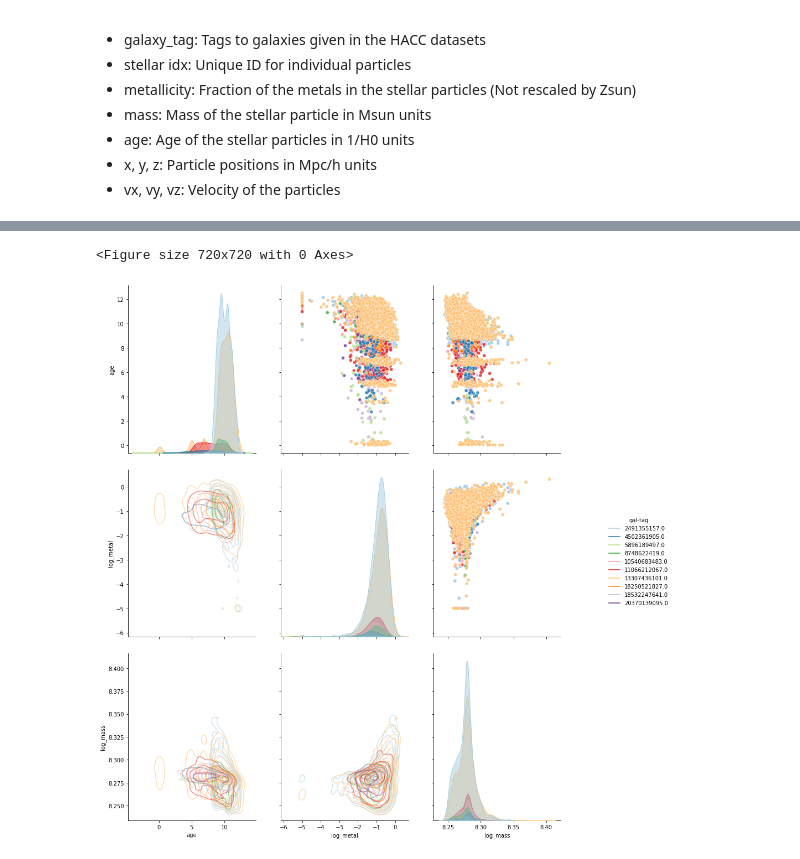
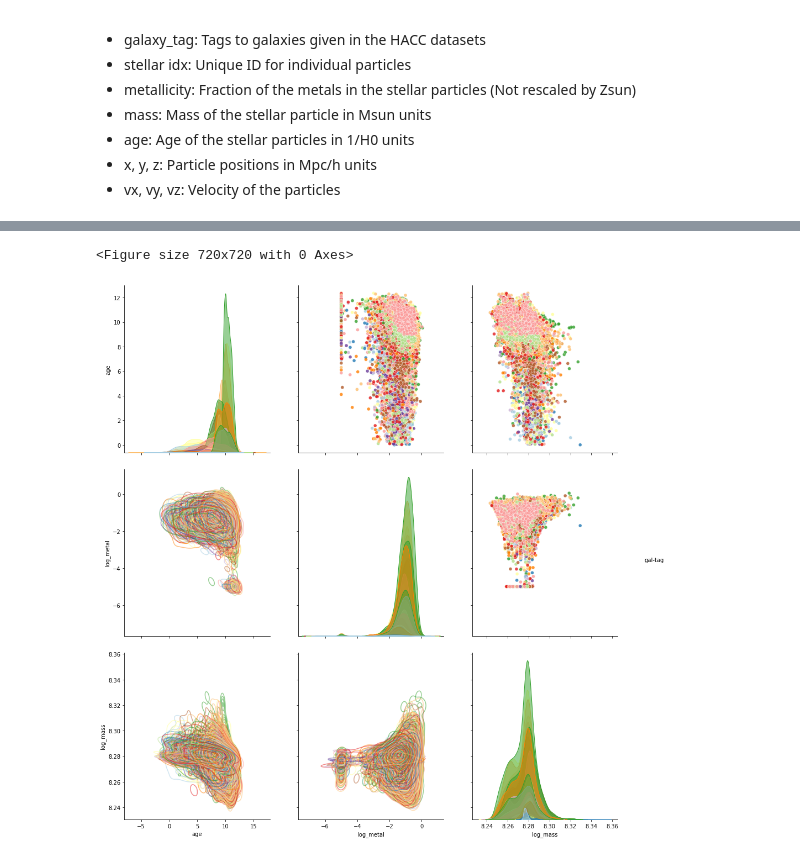
Before and after one commit to nesar/watercolor, a Jupyter notebook: nbs/01_load_sim_stellar_catalog.ipynb, the cells around one changed output, grey strips where cells are left out. Cells and saved outputs as stored; diff of their text form; code cells hidden in the pictures.

```diff
--- a/nbs/01_load_sim_stellar_catalog.ipynb
+++ b/nbs/01_load_sim_stellar_catalog.ipynb
@@ -34,7 +34,7 @@ import pandas as pd
 #| export
 
 GALS_DIR = "data/test_hacc_stellar_catalog/"
-GALS_FILE = pkg_resources.resource_stream("watercolor", GALS_DIR + "Gals_Z0_576.txt").name
+GALS_FILE = pkg_resources.resource_stream("watercolor", GALS_DIR + "Gal_Z0.txt").name
 # %%
 #| export
 
@@ -71,7 +71,7 @@ def load_hacc_galaxy_data(fileIn:str=GALS_FILE, # Input galaxy catalog file from
                               H0:np.float32=H0, # Hubble constant
                               ) -> tuple: # galaxy_tag, stellar_indices, metallicity, mass, age, x, y, z
 
-    gal_tag, stellar_idx, metal, mass, age, x, y, z, vx, vy, vz = np.loadtxt(fileIn,
+    fof_halo_tag, if_satellite, gal_tag, stellar_idx, metal, mass, age, x, y, z, vx, vy, vz = np.loadtxt(fileIn,
                                                                  skiprows=1,
                                                                  unpack=True)
 
@@ -79,11 +79,11 @@ def load_hacc_galaxy_data(fileIn:str=GALS_FILE, # Input galaxy catalog file from
 
     age_gyr = _convert_age(age, H0)
 
-    return gal_tag, stellar_idx, metal_z_solar, mass, age_gyr, x, y, z, vx, vy, vz
+    return fof_halo_tag, if_satellite, gal_tag, stellar_idx, metal_z_solar, mass, age_gyr, x, y, z, vx, vy, vz
 # %%
 #| hide
 
-gal_tag, stellar_idx, metal, mass, age, x, y, z , vx, vy, vz = load_hacc_galaxy_data()
+fof_halo_tag, if_satellite, gal_tag, stellar_idx, metal, mass, age, x, y, z , vx, vy, vz = load_hacc_galaxy_data()
 
 plt.figure(23, figsize =(5, 5))
 # for gal_id in range(np.unique(gal_tag).shape[0]):
@@ -108,25 +108,25 @@ def scatter_subset(x, y, hue, mask, **kws):
 # %%
 #| hide
 
 plt.figure(figsize=(10, 10))
 
 df = pd.DataFrame(np.array([gal_tag, age, np.log10(metal + 1e-5), np.log10(mass)]).T, columns=['gal-tag', 'age','log_metal','log_mass'])
 df1 = pd.DataFrame(np.array([age[gal_tag_cond], np.log10(metal + 1e-10)[gal_tag_cond], np.log10(mass)[gal_tag_cond]]).T, columns=['age','log_metal','log_mass'])
 
 
 df_all = pd.concat([df.assign(dataset='all'), df1.assign(dataset='tag-select')])
 
 
 g = sns.PairGrid(df, hue="gal-tag", palette = "Paired", diag_sharey=False)
 # g.map_lower(scatter_subset, mask=df["gal-tag"] == np.unique(gal_tag)[0])
-g.map_upper(scatter_subset, mask=df["gal-tag"] != 0, alpha=0.8)
-g.map_lower(sns.kdeplot, alpha=0.5, levels=10, fill=False)
+g.map_upper(scatter_subset, mask=df["gal-tag"] != 0, alpha=0.8, legend=False)
+g.map_lower(sns.kdeplot, alpha=0.5, levels=10, legend=False, fill=False)
 g.map_diag(sns.kdeplot, fill=True, legend=False, warn_singular=False, alpha=0.5)
 g.add_legend()
 g.fig.set_size_inches(15,15)
 # %% [output]
 <Figure size 720x720 with 0 Axes>
-[figure, old version]
+[figure, new version]
 # %%
 #| hide
 import nbdev; nbdev.nbdev_export()
```
Also changed, not shown: parts of 1 cell of this notebook, 20 other files.
